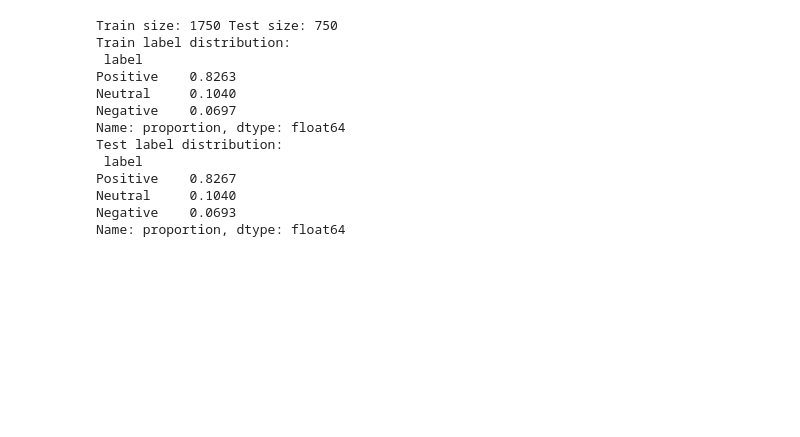
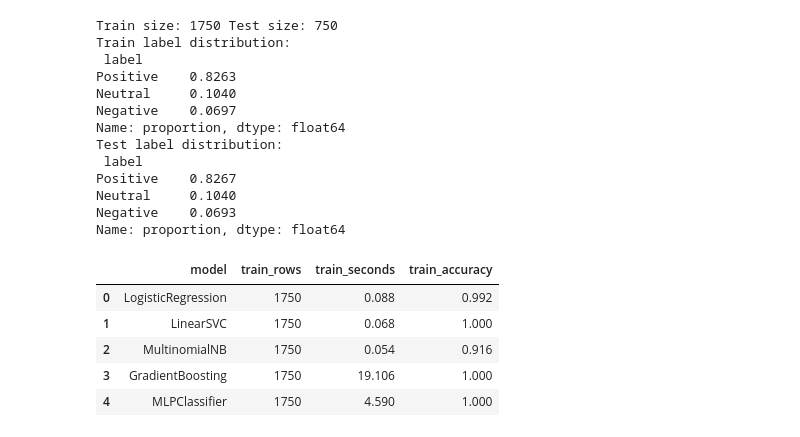
Before and after one commit to marvel987dc/AmazonFashion_Dataset, a Jupyter notebook: phase2/COMP262_Group3_Phase2_sentiment_analysis.ipynb, the cells around one changed output. Drawn from its saved outputs; the diff is of its cells as text; code cells hidden in the pictures; blank space fills up the shorter version.

Commit message:
JJ #15 Implement training ML models (Logistic Regression and Naive Bayes)

```diff
--- a/phase2/COMP262_Group3_Phase2_sentiment_analysis.ipynb
+++ b/phase2/COMP262_Group3_Phase2_sentiment_analysis.ipynb
@@ -731,0 +782,53 @@ Name: proportion, dtype: float64
+# %%
+# 12. Compute training accuracy for all models
+
+lr_train_acc = lr_pipeline.score(X_train, y_train)
+svm_train_acc = svm_pipeline.score(X_train, y_train)
+nb_train_acc = nb_pipeline.score(X_train, y_train)
+
+gb_train_acc = gb_model.score(X_train_gb, y_train)
+mlp_train_acc = mlp_pipeline.score(X_train, y_train)
+
+
+# 12. Record training process results (ALL 5 models)
+training_summary_df = pd.DataFrame([
+    {
+        "model": "LogisticRegression",
+        "train_rows": len(X_train),
+        "train_seconds": round(lr_train_seconds, 3),
+        "train_accuracy": round(lr_train_acc, 3)
+    },
+    {
+        "model": "LinearSVC",
+        "train_rows": len(X_train),
+        "train_seconds": round(svm_train_seconds, 3),
+        "train_accuracy": round(svm_train_acc, 3)
+    },
+    {
+        "model": "MultinomialNB",
+        "train_rows": len(X_train),
+        "train_seconds": round(nb_train_seconds, 3),
+        "train_accuracy": round(nb_train_acc, 3)
+    },
+    {
+        "model": "GradientBoosting",
+        "train_rows": len(X_train),
+        "train_seconds": round(gb_train_seconds, 3),
+        "train_accuracy": round(gb_train_acc, 3)
+    },
+    {
+        "model": "MLPClassifier",
+        "train_rows": len(X_train),
+        "train_seconds": round(mlp_train_seconds, 3),
+        "train_accuracy": round(mlp_train_acc, 3)
+    }
+])
+
+display(training_summary_df)
+# %% [output]
+|  | model | train_rows | train_seconds | train_accuracy |
+| 0 | LogisticRegression | 1750 | 0.088 | 0.992 |
+| 1 | LinearSVC | 1750 | 0.068 | 1.000 |
+| 2 | MultinomialNB | 1750 | 0.054 | 0.916 |
+| 3 | GradientBoosting | 1750 | 19.106 | 1.000 |
+| 4 | MLPClassifier | 1750 | 4.590 | 1.000 |
```
Also changed, not shown: parts of 2 cells of this notebook, 20 other files.
